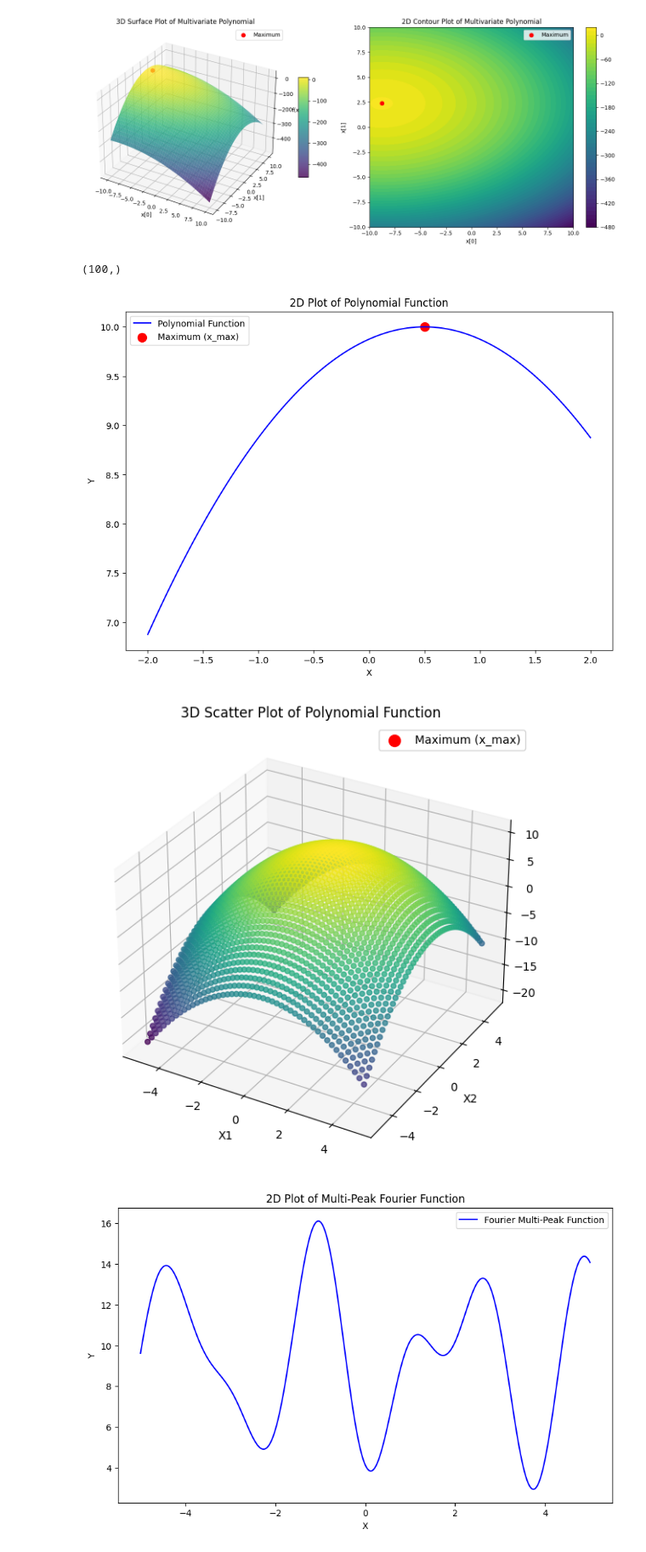
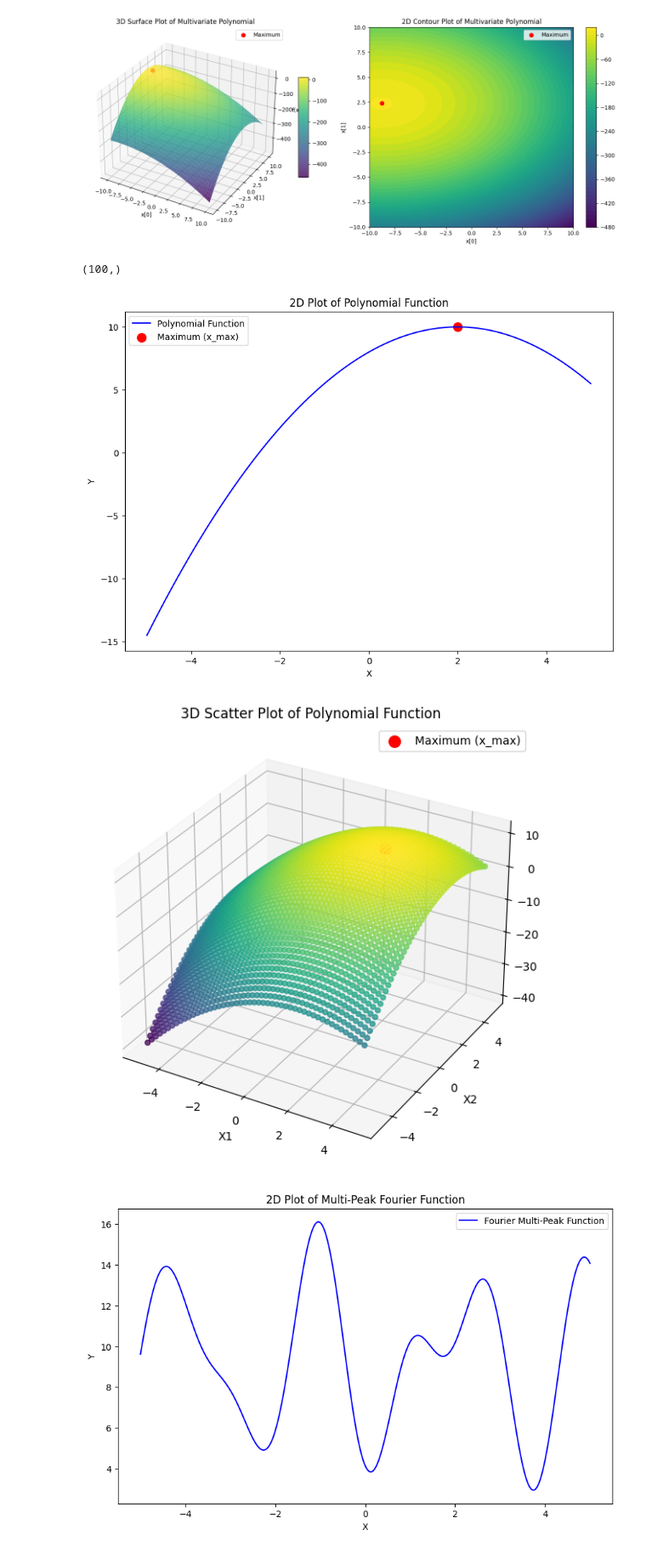
Before and after one commit to Jimvos32/Recurrent-PPO-Jax, a Jupyter notebook: src/tasks/envs/env_notebooks/functions_test.ipynb, the cells around one changed output. Shown at 85% size. Saved outputs shown, nothing was run; the diff lists cells and outputs as text; code cells hidden in the pictures.

```diff
--- a/src/tasks/envs/env_notebooks/functions_test.ipynb
+++ b/src/tasks/envs/env_notebooks/functions_test.ipynb
@@ -354,7 +354,7 @@ class PolynomialFunction:
 
     def shift_polynomial(self):
         # Randomize the maximum location uniformly for each dimension.
-        self.x_max = np.random.uniform(0.5, 0.5, size=(1, self.action_dim))
+        self.x_max = np.random.uniform(2.0, 2.0, size=(1, self.action_dim))
         # Randomize the constant such that f(x_max) = c, and weights.
         self.c = np.random.uniform(10.0, 10.0)
         self.weights = np.random.uniform(0.5, 0.5, size=(self.action_dim,))
@@ -451,36 +451,36 @@ class PolynomialFunction:
         X1, X2 = np.meshgrid(x1_vals, x2_vals)
         X_grid = np.column_stack([X1.ravel(), X2.ravel()])  # Flatten to (num_points**2, 2)
 
         # Compute function values
         Y = self.compute_y(X_grid)
 
         # Plot
         fig = plt.figure(figsize=(10, 7))
         ax = fig.add_subplot(111, projection='3d')
         ax.scatter(X_grid[:, 0], X_grid[:, 1], Y, c=Y, cmap='viridis', alpha=0.75)
 
         # Mark the maximum
         ax.scatter(self.x_max[0,0], self.x_max[0,1], self.c, color='red', s=100, label="Maximum (x_max)")
 
         # Labels
         ax.set_xlabel("X1")
         ax.set_ylabel("X2")
         ax.set_zlabel("Y")
         ax.set_title("3D Scatter Plot of Polynomial Function")
         plt.legend()
         plt.show()
 
 # Example Usage for 2D Plotting (action_dim=1)
-poly_fn = PolynomialFunction(action_dim=1, degree=2, x_range=(-2, 2))
+poly_fn = PolynomialFunction(action_dim=1, degree=2, x_range=(-5, 5))
 poly_fn.plot_2d()
 
 # Example Usage
 poly_fn = PolynomialFunction(action_dim=2, degree=2, x_range=(-5, 5))
 poly_fn.plot_3d()
 # %% [output]
 (100,)
-[figure, old version]
+[figure, new version]
-[figure, old version]
+[figure, new version]
 # %%
 import numpy as np
 import matplotlib.pyplot as plt
```
Also changed, not shown: 16 other files.
